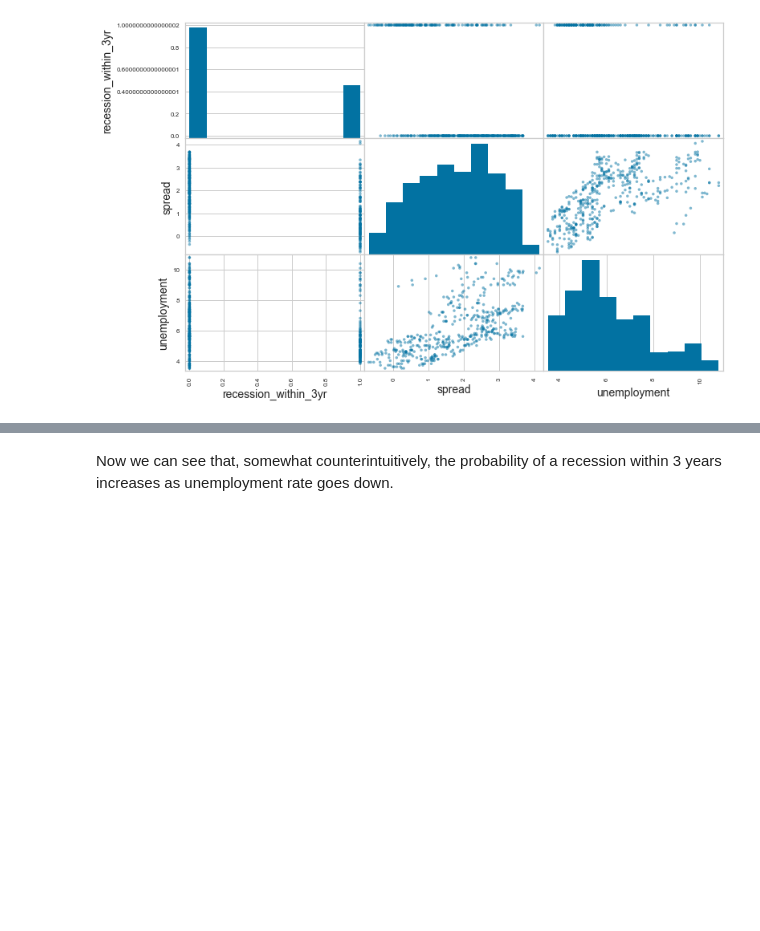
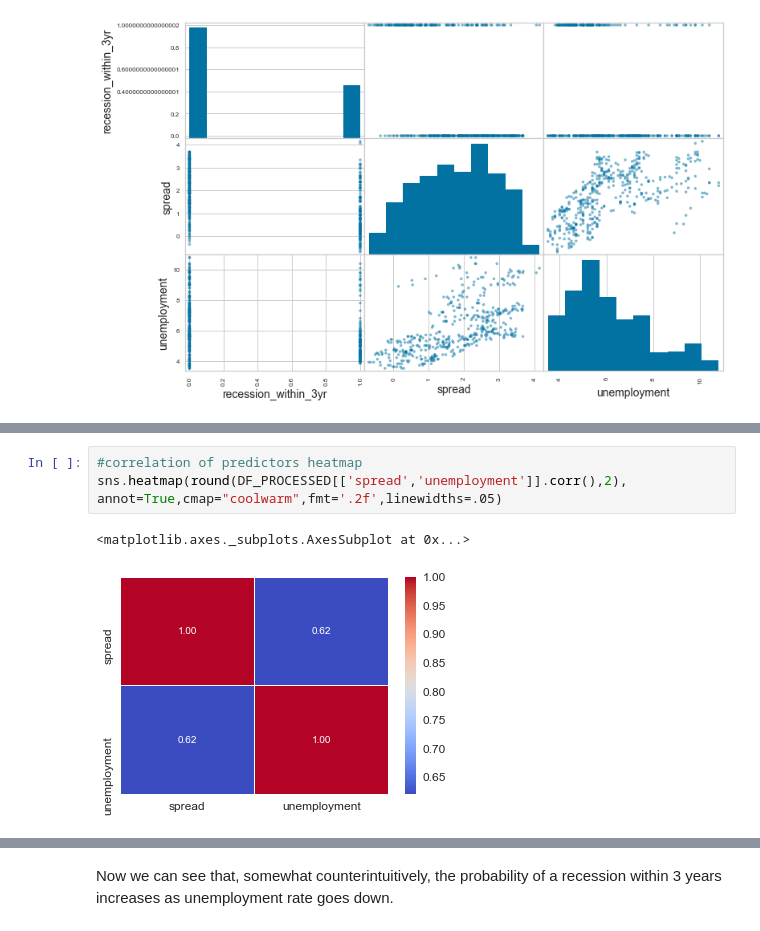
Before and after one commit to rguseynov23/Recession_Prediction, a Jupyter notebook: US_Recession_Probability.ipynb, the cells around one changed output, grey strips where cells are left out. Saved outputs shown, nothing was run; the diff lists cells and outputs as text; blank space fills up the shorter version.

```diff
--- a/US_Recession_Probability.ipynb
+++ b/US_Recession_Probability.ipynb
@@ -502,0 +507,6 @@ array([[<matplotlib.axes._subplots.AxesSubplot object at 0x...>,
+# %%
+#correlation of predictors heatmap
+sns.heatmap(round(DF_PROCESSED[['spread','unemployment']].corr(),2), annot=True,cmap="coolwarm",fmt='.2f',linewidths=.05)
+# %% [output]
+<matplotlib.axes._subplots.AxesSubplot at 0x...>
+[figure, added]
```
Also changed, not shown: parts of 22 cells of this notebook.
